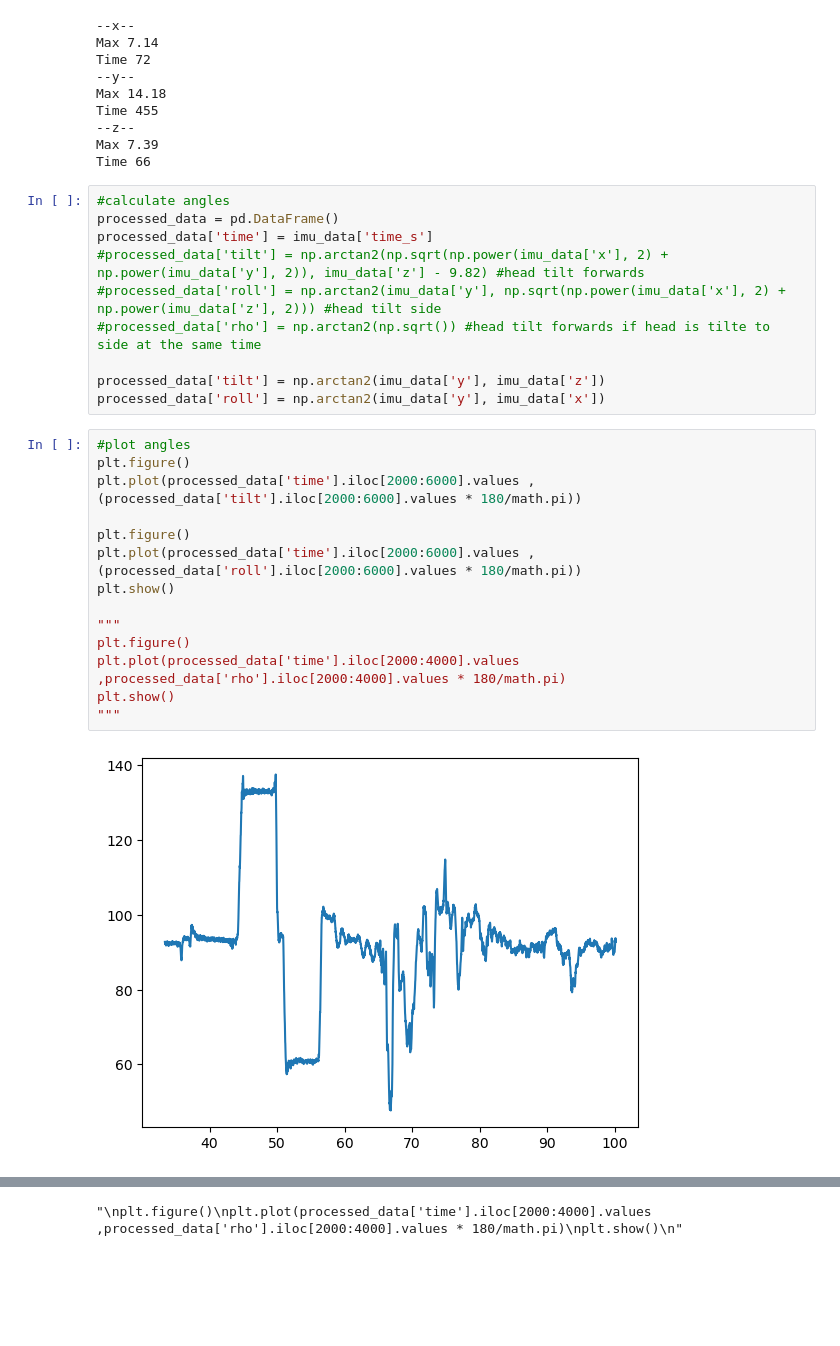
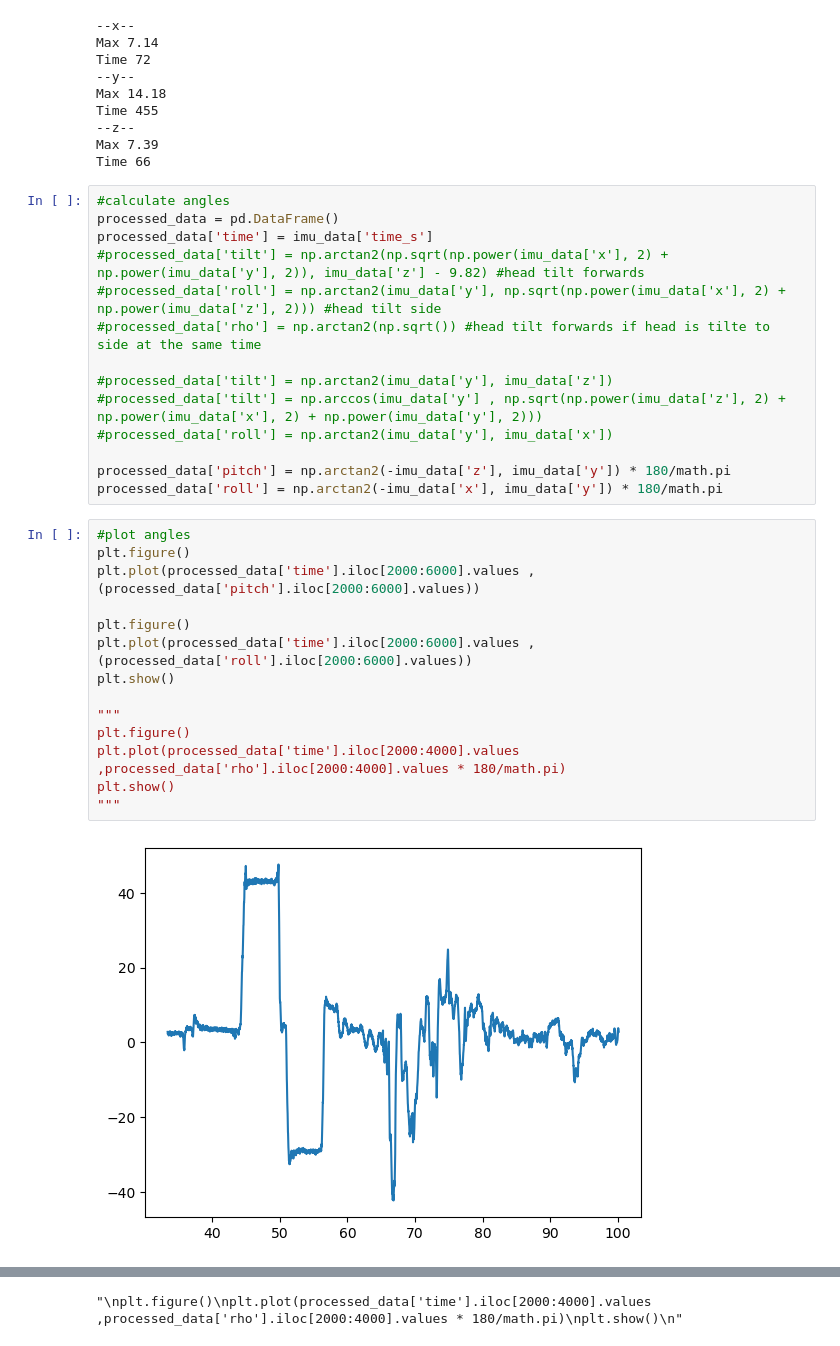
Before and after one commit to davidenberg/Junction2023, a Jupyter notebook: accelerometer_concept.ipynb, the cells around one changed output, grey strips where cells are left out. Saved outputs shown, nothing was run; the diff lists cells and outputs as text; blank space fills up the shorter version.

Commit message:
Improved pitch and roll calculation from accelerometer

```diff
--- a/accelerometer_concept.ipynb
+++ b/accelerometer_concept.ipynb
@@ -120,21 +120,25 @@ processed_data['time'] = imu_data['time_s']
 #processed_data['roll'] = np.arctan2(imu_data['y'], np.sqrt(np.power(imu_data['x'], 2) + np.power(imu_data['z'], 2))) #head tilt side
 #processed_data['rho'] = np.arctan2(np.sqrt()) #head tilt forwards if head is tilte to side at the same time
 
-processed_data['tilt'] = np.arctan2(imu_data['y'], imu_data['z'])
-processed_data['roll'] = np.arctan2(imu_data['y'], imu_data['x'])
+#processed_data['tilt'] = np.arctan2(imu_data['y'], imu_data['z'])
+#processed_data['tilt'] = np.arccos(imu_data['y'] , np.sqrt(np.power(imu_data['z'], 2) + np.power(imu_data['x'], 2) + np.power(imu_data['y'], 2)))
+#processed_data['roll'] = np.arctan2(imu_data['y'], imu_data['x'])
+
+processed_data['pitch'] = np.arctan2(-imu_data['z'], imu_data['y']) * 180/math.pi
+processed_data['roll'] = np.arctan2(-imu_data['x'], imu_data['y']) * 180/math.pi
 # %%
 #plot angles
 plt.figure()
-plt.plot(processed_data['time'].iloc[2000:6000].values ,(processed_data['tilt'].iloc[2000:6000].values * 180/math.pi))
+plt.plot(processed_data['time'].iloc[2000:6000].values ,(processed_data['pitch'].iloc[2000:6000].values))
 
 plt.figure()
-plt.plot(processed_data['time'].iloc[2000:6000].values ,(processed_data['roll'].iloc[2000:6000].values * 180/math.pi))
+plt.plot(processed_data['time'].iloc[2000:6000].values ,(processed_data['roll'].iloc[2000:6000].values))
 plt.show()
 
 """
 plt.figure()
 plt.plot(processed_data['time'].iloc[2000:4000].values ,processed_data['rho'].iloc[2000:4000].values * 180/math.pi)
 plt.show()
 """
 # %% [output]
-[figure, old version]
+[figure, new version]
```
Also changed, not shown: parts of 4 cells of this notebook.
